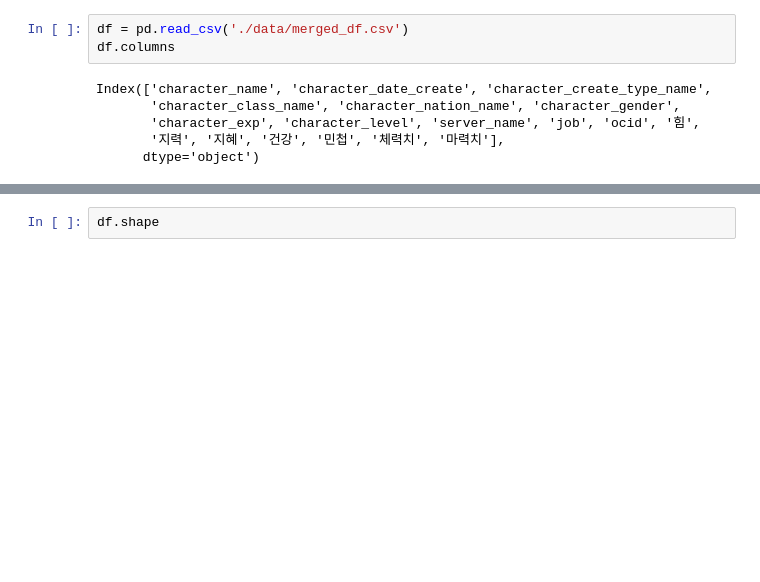
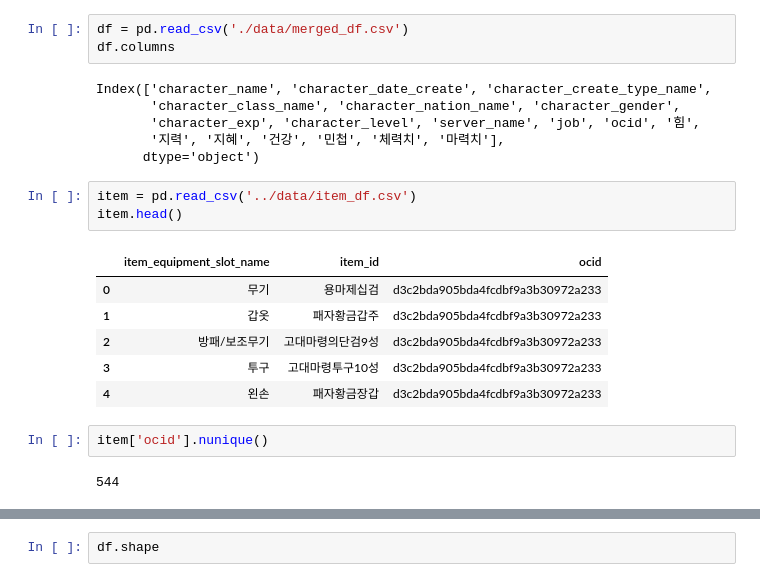
Before and after one commit to pjjongho/NEXON_API, a Jupyter notebook: Baram/main_analysis/analysis.ipynb, the cells around one changed output, grey strips where cells are left out. Saved outputs shown, nothing was run; the diff lists cells and outputs as text; blank space fills up the shorter version.

Commit message:
item api 추출 및 데이터분석

```diff
--- a/Baram/main_analysis/analysis.ipynb
+++ b/Baram/main_analysis/analysis.ipynb
@@ -15,3 +15,17 @@ Index(['character_name', 'character_date_create', 'character_create_type_name',
        'character_exp', 'character_level', 'server_name', 'job', 'ocid', '힘',
        '지력', '지혜', '건강', '민첩', '체력치', '마력치'],
       dtype='object')
+# %%
+item = pd.read_csv('../data/item_df.csv')
+item.head()
+# %% [output]
+|  | item_equipment_slot_name | item_id | ocid |
+| 0 | 무기 | 용마제십검 | d3c2bda905bda4fcdbf9a3b30972a233 |
+| 1 | 갑옷 | 패자황금갑주 | d3c2bda905bda4fcdbf9a3b30972a233 |
+| 2 | 방패/보조무기 | 고대마령의단검9성 | d3c2bda905bda4fcdbf9a3b30972a233 |
+| 3 | 투구 | 고대마령투구10성 | d3c2bda905bda4fcdbf9a3b30972a233 |
+| 4 | 왼손 | 패자황금장갑 | d3c2bda905bda4fcdbf9a3b30972a233 |
+# %%
+item['ocid'].nunique()
+# %% [output]
+544
```
Also changed, not shown: parts of 13 cells of this notebook, 3 other files.
